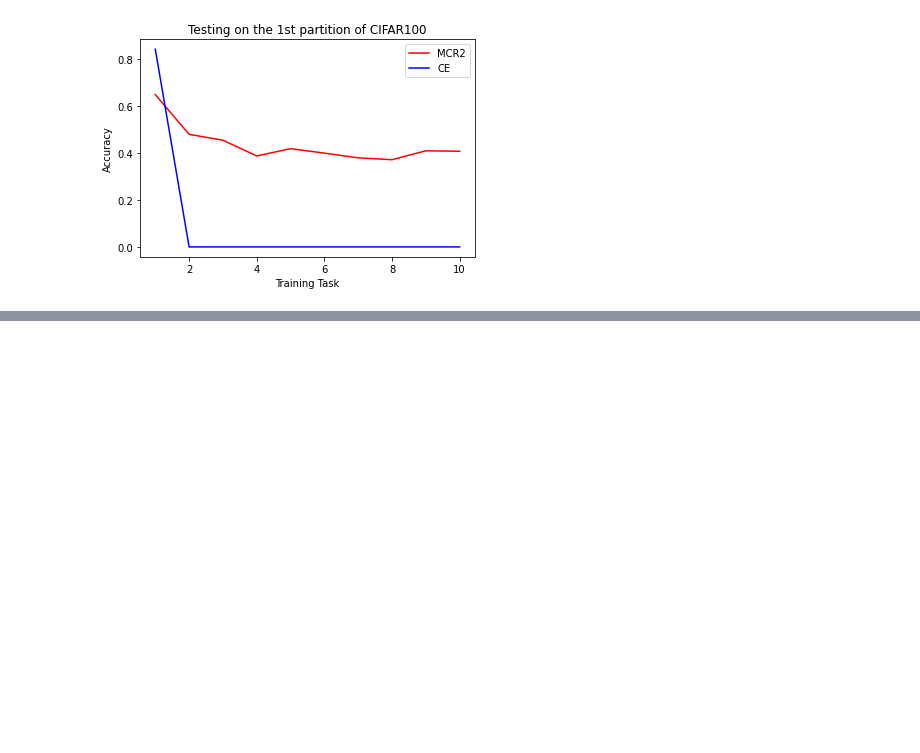
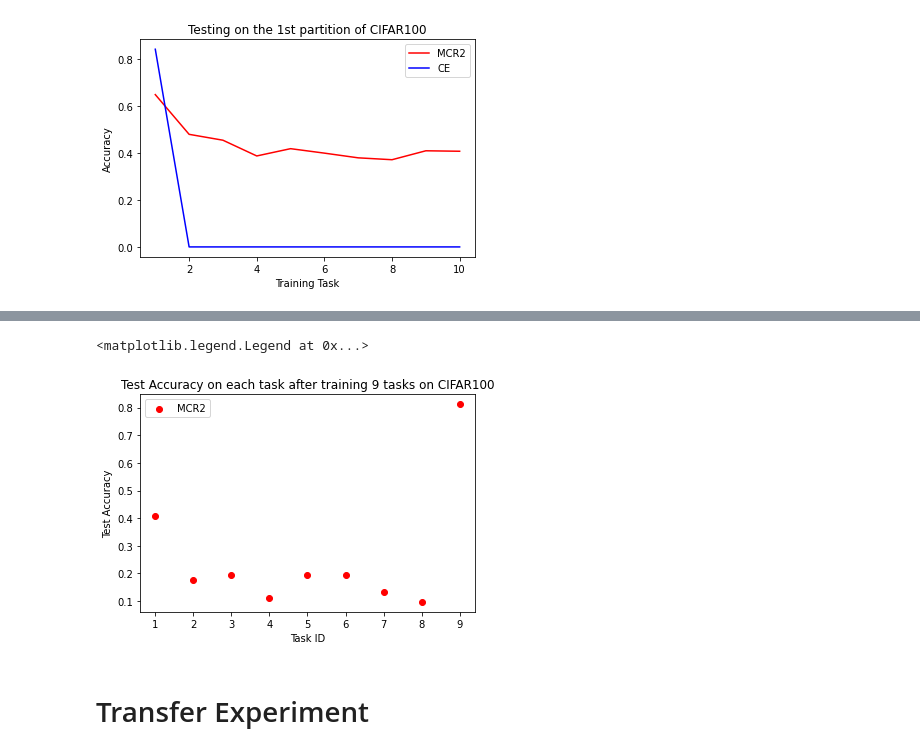
Before and after one commit to RobinWu218/mcr2, a Jupyter notebook: Sktech.ipynb, the cells around one changed output, grey strips where cells are left out. Saved outputs shown, nothing was run; the diff lists cells and outputs as text; code cells hidden in the pictures; blank space fills up the shorter version.

```diff
--- a/Sktech.ipynb
+++ b/Sktech.ipynb
@@ -137,0 +161,12 @@ plt.legend()
+# %%
+mcr_acc_task_9 = [0.409,0.176,0.195,0.110,0.196,0.196,0.132,0.097,0.812]
+plt.scatter(np.arange(9)+1,mcr_acc_task_9,color='r',label='MCR2')
+plt.xlabel('Task ID')
+plt.ylabel('Test Accuracy')
+plt.title('Test Accuracy on each task after training 9 tasks on CIFAR100')
+plt.legend()
+# %% [output]
+<matplotlib.legend.Legend at 0x...>
+[figure, added]
+# %% [markdown]
+# Transfer Experiment
```
Also changed, not shown: parts of 33 cells of this notebook, 32 other files.
